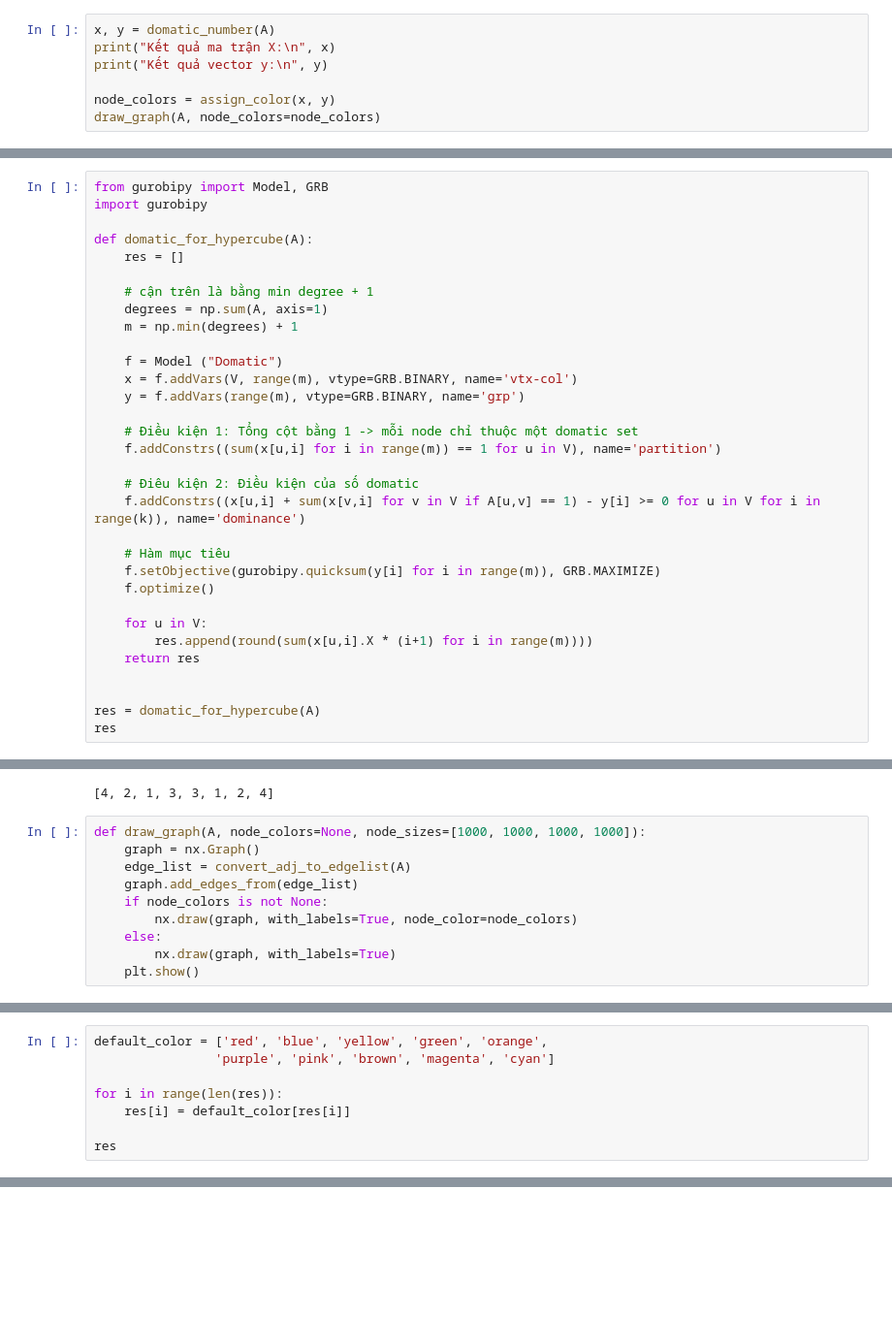
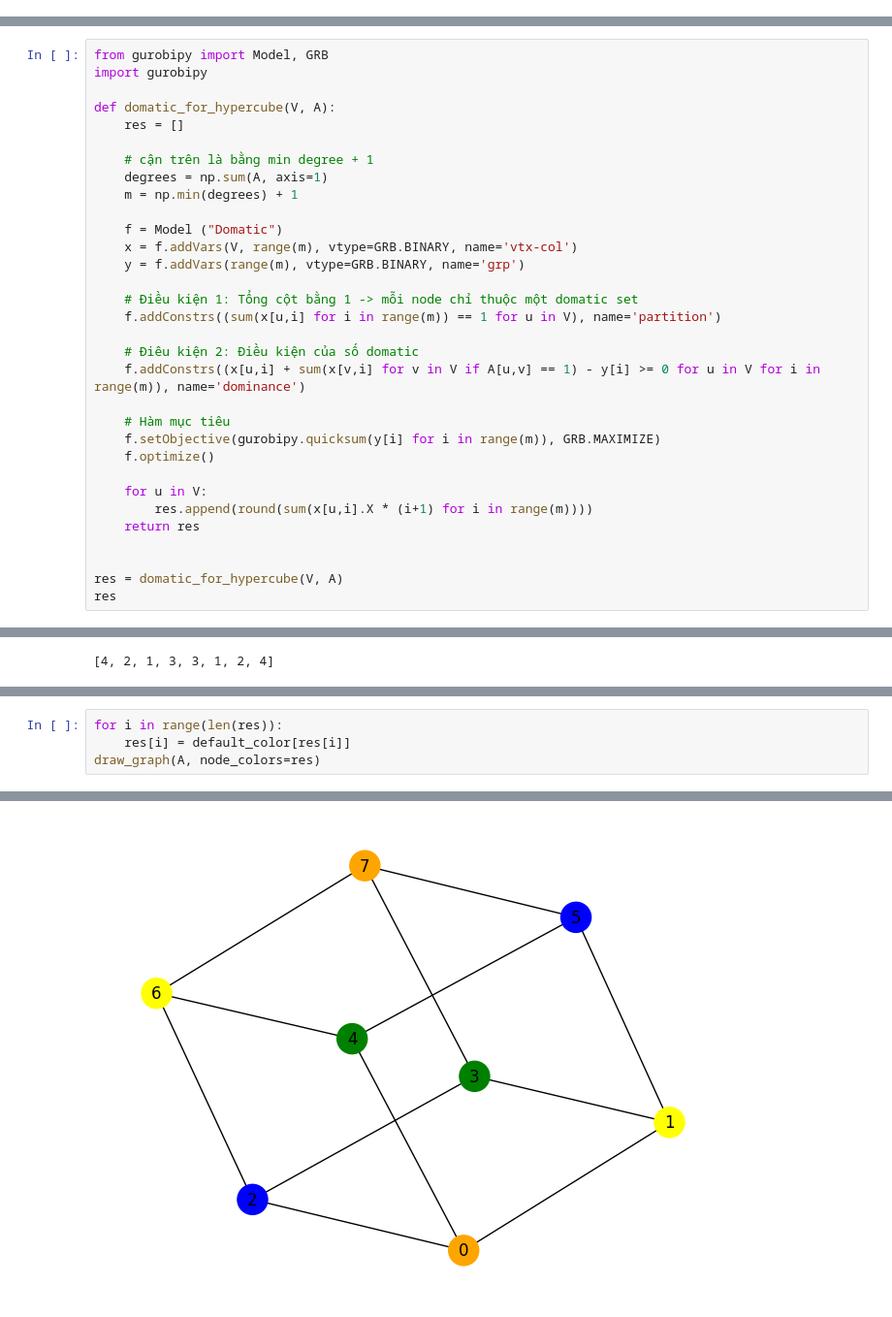
Before and after one commit to kyle-paul/pima, a Jupyter notebook: Notebook.ipynb, the cells around one changed output, grey strips where cells are left out. Shown: that part at 97% size. Drawn from its saved outputs; the diff is of its cells as text; blank space fills up the shorter version.

```diff
--- a/Notebook.ipynb
+++ b/Notebook.ipynb
@@ -654,7 +631,0 @@ draw_graph(A)
-# %%
-x, y = domatic_number(A)
-print("Kết quả ma trận X:\n", x)
-print("Kết quả vector y:\n", y)
-
-node_colors = assign_color(x, y)
-draw_graph(A, node_colors=node_colors)
@@ -662,7 +648,7 @@ draw_graph(A, node_colors=node_colors)
 from gurobipy import Model, GRB
 import gurobipy
 
-def domatic_for_hypercube(A):
+def domatic_for_hypercube(V, A):
     res = []
 
     # cận trên là bằng min degree + 1
@@ -677,7 +663,7 @@ def domatic_for_hypercube(A):
     f.addConstrs((sum(x[u,i] for i in range(m)) == 1 for u in V), name='partition')
 
     # Điêu kiện 2: Điều kiện của số domatic
-    f.addConstrs((x[u,i] + sum(x[v,i] for v in V if A[u,v] == 1) - y[i] >= 0 for u in V for i in range(k)), name='dominance')
+    f.addConstrs((x[u,i] + sum(x[v,i] for v in V if A[u,v] == 1) - y[i] >= 0 for u in V for i in range(m)), name='dominance')
 
     # Hàm mục tiêu
     f.setObjective(gurobipy.quicksum(y[i] for i in range(m)), GRB.MAXIMIZE)
@@ -688,7 +674,7 @@ def domatic_for_hypercube(A):
     return res
 
 
-res = domatic_for_hypercube(A)
+res = domatic_for_hypercube(V, A)
 res
 # %% [output]
 Gurobi Optimizer version 11.0.3 build v11.0.3rc0 (linux64 - "Ubuntu 22.04.4 LTS")
@@ -709,13 +695,3 @@ Solution count 2: 4 1
 Optimal solution found (tolerance 1.00e-04)
 Best objective 4.000000000000e+00, best bound 4.000000000000e+00, gap 0.0000%
 [4, 2, 1, 3, 3, 1, 2, 4]
-# %%
-def draw_graph(A, node_colors=None, node_sizes=[1000, 1000, 1000, 1000]):
-    graph = nx.Graph()
-    edge_list = convert_adj_to_edgelist(A)
-    graph.add_edges_from(edge_list)
-    if node_colors is not None:
-        nx.draw(graph, with_labels=True, node_color=node_colors)
-    else:
-        nx.draw(graph, with_labels=True)
-    plt.show()
@@ -733,9 +698,5 @@ def assign_color(x, y):
 # %%
-default_color = ['red', 'blue', 'yellow', 'green', 'orange',
-                'purple', 'pink', 'brown', 'magenta', 'cyan']
-
 for i in range(len(res)):
     res[i] = default_color[res[i]]
-
-res
+draw_graph(A, node_colors=res)
 # %% [output]
@@ -742,0 +703 @@ res
+[figure, added]
```
Also changed, not shown: parts of 12 cells of this notebook.
